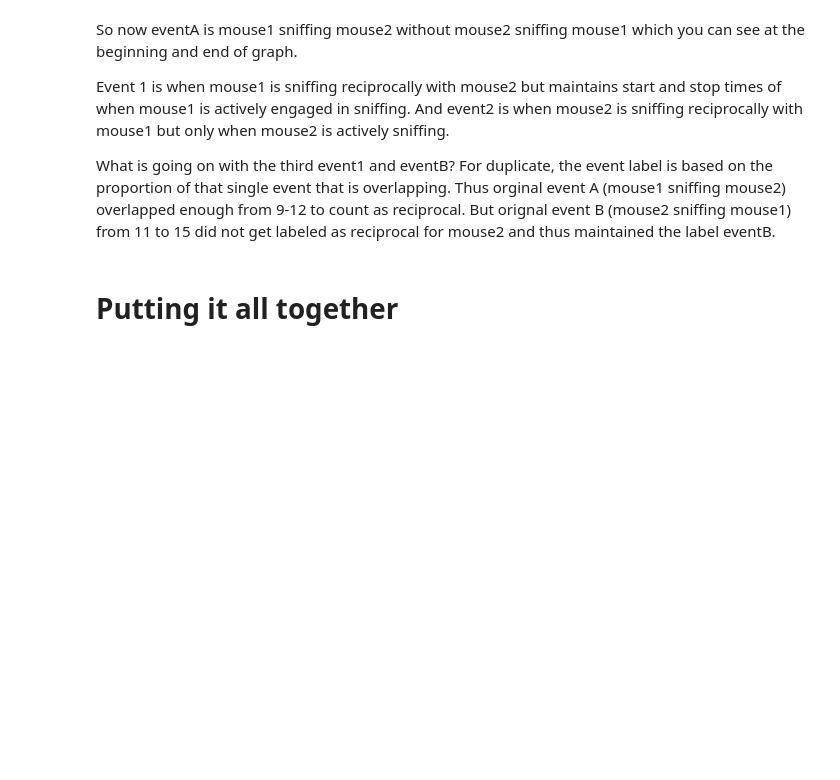
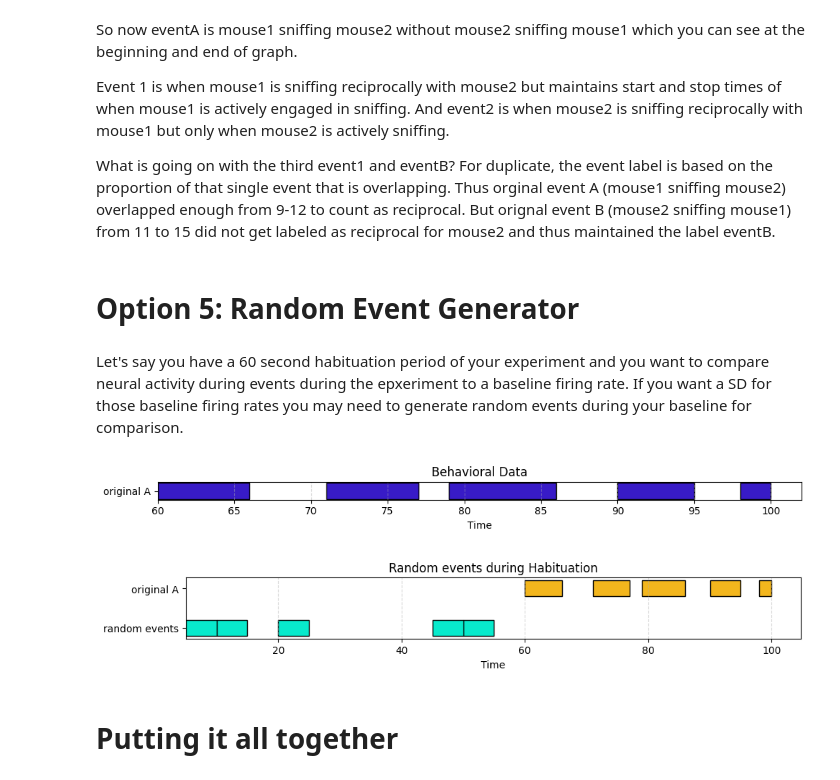
Before and after one commit to tomHep10/diff_fam_social_memory_ephys, a Jupyter notebook: behavior/behavioral_epoch_tools_examples.ipynb, the cells around one changed output. Drawn from its saved outputs; the diff is of its cells as text; code cells hidden in the pictures; blank space fills up the shorter version.

Commit message:
updates to behavior code and added functionality

```diff
--- a/behavior/behavioral_epoch_tools_examples.ipynb
+++ b/behavior/behavioral_epoch_tools_examples.ipynb
@@ -299,6 +299,27 @@ So now eventA is mouse1 sniffing mouse2 without mouse2 sniffing mouse1 which you
 Event 1 is when mouse1 is sniffing reciprocally with mouse2 but maintains start and stop times of when mouse1 is actively engaged in sniffing. And event2 is when mouse2 is sniffing reciprocally with mouse1 but only when mouse2 is actively sniffing.
 
 What is going on with the third event1 and eventB? For duplicate, the event label is based on the proportion of that single event that is overlapping. Thus orginal event A (mouse1 sniffing mouse2) overlapped enough from 9-12 to count as reciprocal. But orignal event B (mouse2 sniffing mouse1) from 11 to 15 did not get labeled as reciprocal for mouse2 and thus maintained the label eventB.
+# %% [markdown]
+# Option 5: Random Event Generator
+# %% [markdown]
+Let's say you have a 60 second habituation period of your experiment and you want to compare neural activity during events during the epxeriment to a baseline firing rate. If you want a SD for those baseline firing rates you may need to generate random events during your baseline for comparison.
+# %%
+eventA = np.array([
+        [10,16],
+        [21,27],
+        [29,36],
+        [40,45],
+        [48,50]])
+new_eventA = eventA + 50
+
+bet.plot_event_bars(new_eventA, event_dict = {}, title = 'Behavioral Data')
+
+random_events = bet.random_event_generator(start = 0, stop = 60, len_event = 5, no_events = 5)
+
+bet.plot_event_bars(new_eventA, event_dict = {'random events': random_events}, title = 'Random events during Habituation')
+# %% [output]
+[figure, added]
+[figure, added]
 # %% [markdown]
 # Putting it all together
 # %% [markdown]
```
Also changed, not shown: parts of 15 cells of this notebook, 4 other files.
